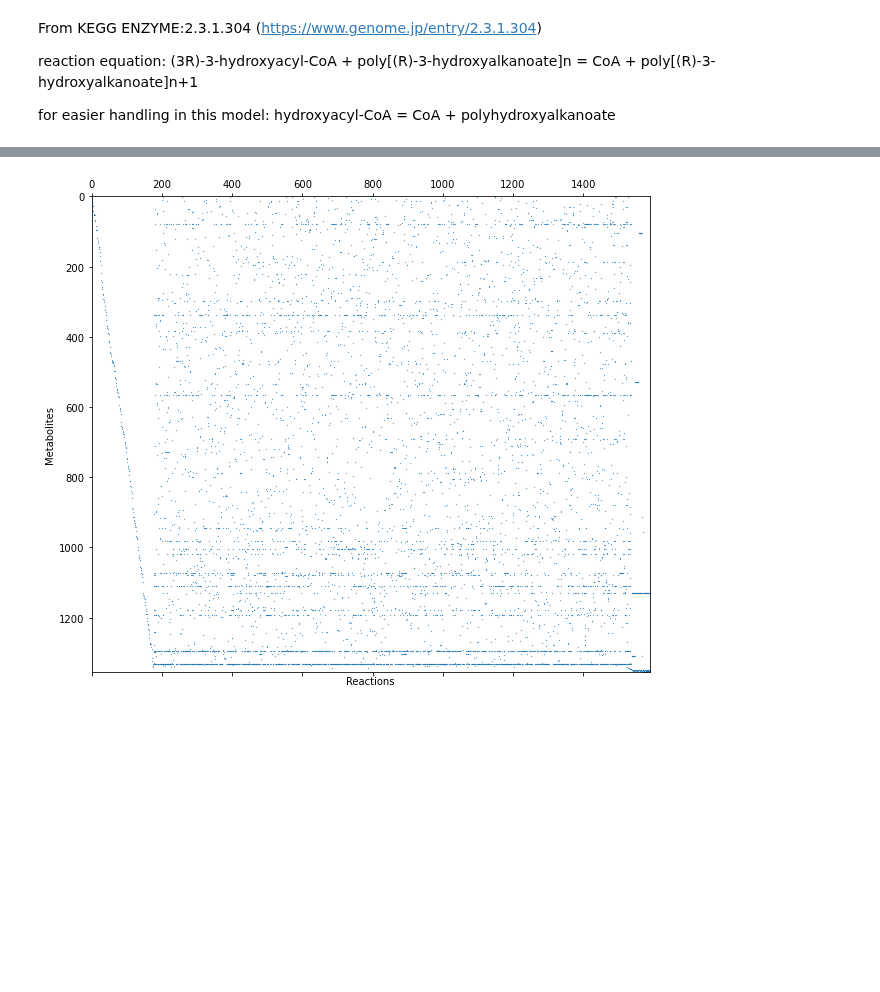
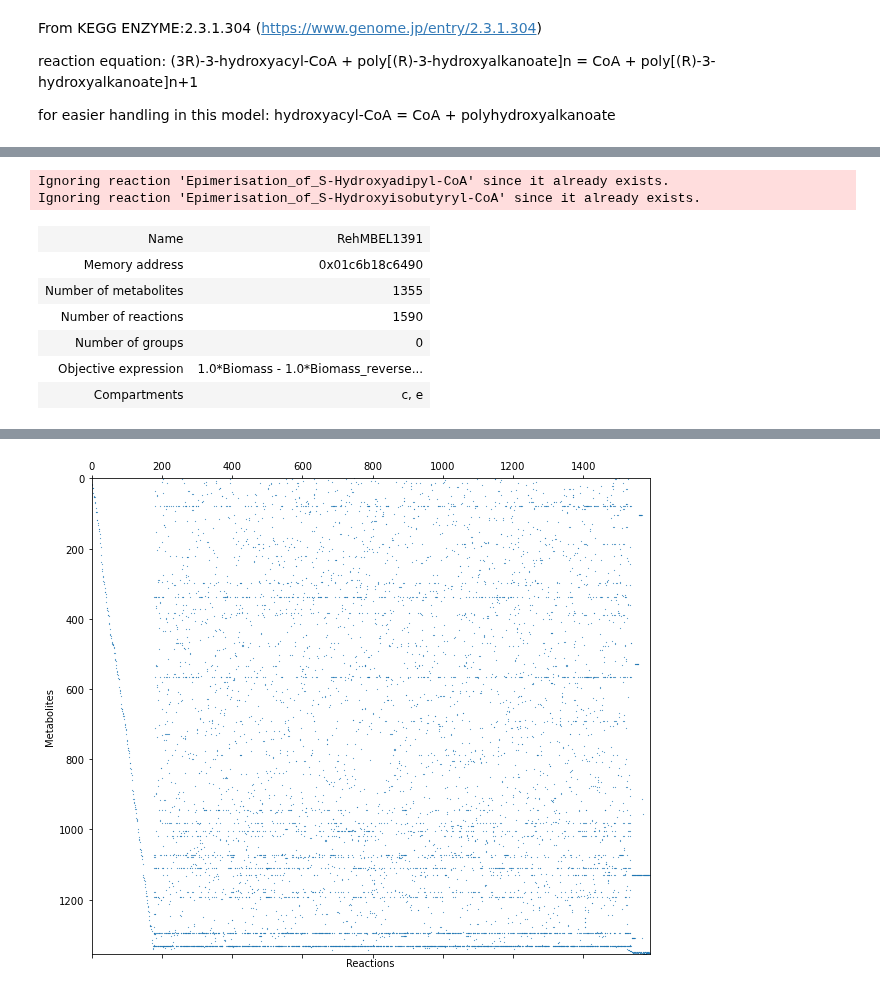
Before and after one commit to 27410/group-assignment-2021-group_2_pha-production, a Jupyter notebook: Test.ipynb, the cells around one changed output, grey strips where cells are left out. Drawn from its saved outputs; the diff is of its cells as text; code cells hidden in the pictures; blank space fills up the shorter version.

```diff
--- a/Test.ipynb
+++ b/Test.ipynb
@@ -509,8 +542,10 @@ R3_HADP_COA = Metabolite(id="r3hadpcoa_c", compartment ="c", name ="(3R)-R-Hydro
 R3_HIBUT_COA = Metabolite(id="r3hibutcoa_c", compartment ="c", name ="(R)-3-Hydroxyisobutyryl-CoA", formula = 'C25H38N7O18P3S')
 
 epimerase_3hadpcoa_c = Reaction('Epimerisation_of_S-Hydroxyadipyl-CoA')
+epimerase_3hadpcoa_c.name = "Epimerisation of S-Hydroxyadipyl-CoA"
 #epimerase_3hbcoa_c = Reaction('Epimerisation_of_S-Hydroxybutanoyl-CoA')
 epimerase_3hibutcoa_c = Reaction('Epimerisation_of_S-Hydroxyisobutyryl-CoA')
+epimerase_3hibutcoa_c.name = 'Epimerisation_of_S-Hydroxyisobutyryl-CoA'
 
 #adding stochiometric data and involved metabolites to new reactions to model the epimerisation
 epimerase_3hadpcoa_c.add_metabolites({mcl_PHA_model.metabolites.get_by_id("3hadpcoa_c"): -1,
@@ -524,6 +559,9 @@ epimerase_3hibutcoa_c.add_metabolites({mcl_PHA_model.metabolites.get_by_id("3hib
 mcl_PHA_model.add_reactions([epimerase_3hadpcoa_c])
 #mcl_PHA_model.add_reactions([epimerase_3hbcoa_c])
 mcl_PHA_model.add_reactions([epimerase_3hibutcoa_c])
+# %% [output]
+Ignoring reaction 'Epimerisation_of_S-Hydroxyadipyl-CoA' since it already exists.
+Ignoring reaction 'Epimerisation_of_S-Hydroxyisobutyryl-CoA' since it already exists.
 # %%
 #add PHA production from newly created R-Hydroxyacyl-CoAs as well to model
 # %%
@@ -709,3 +747,13 @@ mcl_PHA_model.add_reactions([phaC_r3hibutcoa_c_c_PHH])
 mcl_PHA_model.add_reactions([phaC_r3hibutcoa_c_c_PHHO])
 mcl_PHA_model.add_reactions([phaC_r3hibutcoa_c_c_PHN])
 mcl_PHA_model.add_reactions([phaC_r3hibutcoa_c_c_PHD])
+# %%
+mcl_PHA_model
+# %% [output]
+| Name | RehMBEL1391 |
+| Memory address | 0x01c6b18c6490 |
+| Number of metabolites | 1355 |
+| Number of reactions | 1590 |
+| Number of groups | 0 |
+| Objective expression | 1.0*Biomass - 1.0*Biomass_reverse... |
+| Compartments | c, e |
```
Also changed, not shown: parts of 14 cells of this notebook, 1 other file.
